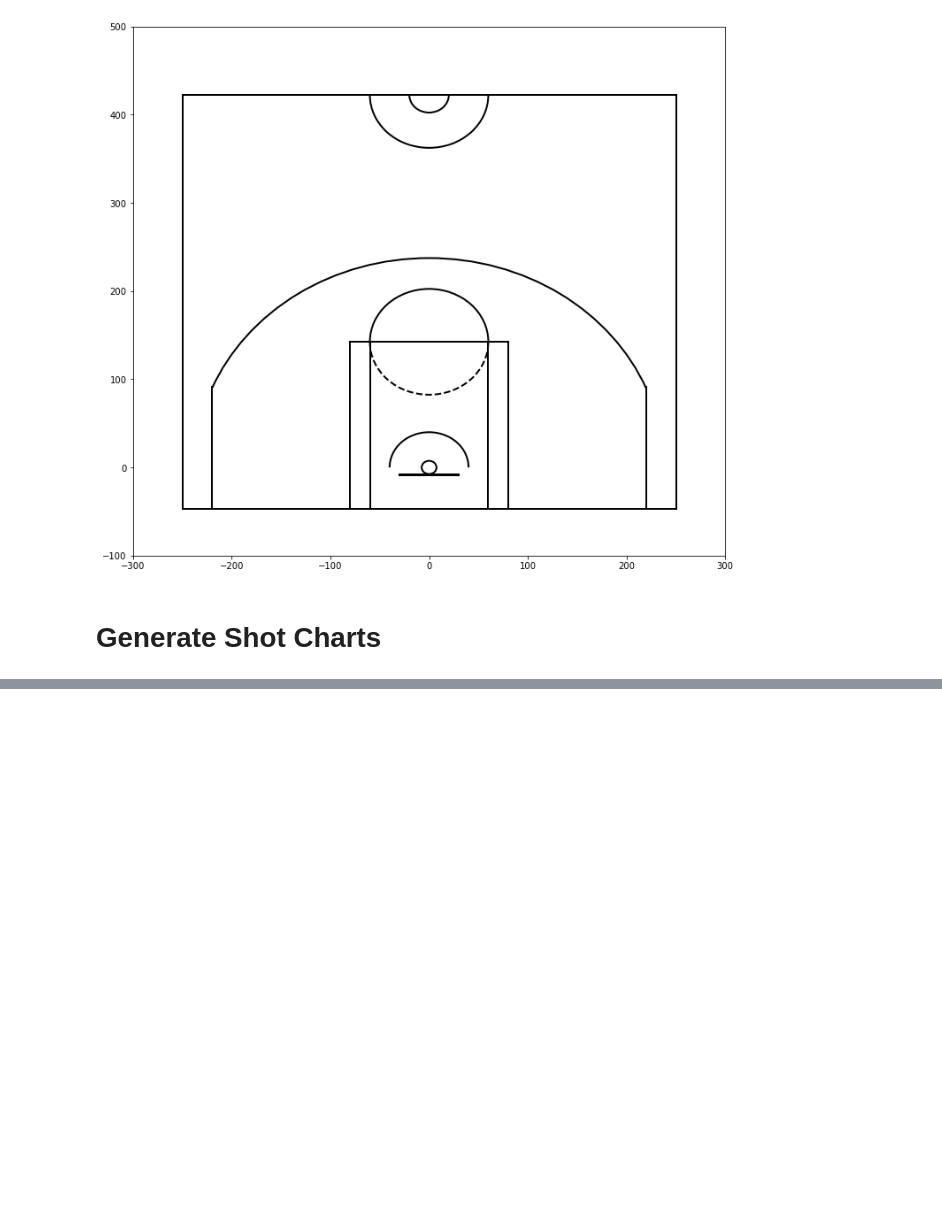
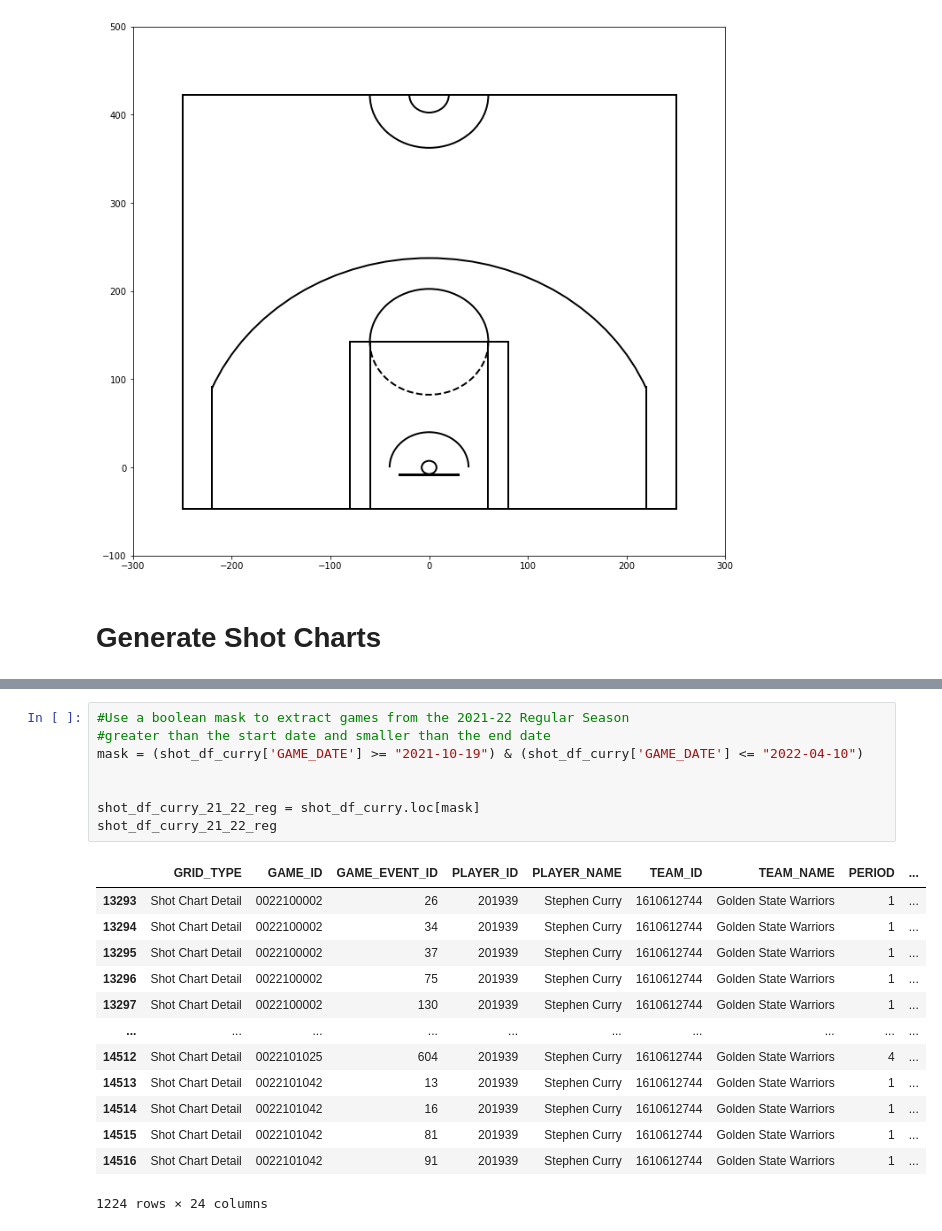
Before and after one commit to aclao89/NBA_ShotChart, a Jupyter notebook: Shot Chart Creation.ipynb, the cells around one changed output, grey strips where cells are left out. Drawn from its saved outputs; the diff is of its cells as text; blank space fills up the shorter version.

```diff
--- a/Shot Chart Creation.ipynb
+++ b/Shot Chart Creation.ipynb
@@ -311,0 +366,22 @@ plt.show()
+# %%
+#Use a boolean mask to extract games from the 2021-22 Regular Season
+#greater than the start date and smaller than the end date
+mask = (shot_df_curry['GAME_DATE'] >= "2021-10-19") & (shot_df_curry['GAME_DATE'] <= "2022-04-10")
+
+
+shot_df_curry_21_22_reg = shot_df_curry.loc[mask]
+shot_df_curry_21_22_reg
+# %% [output]
+|  | GRID_TYPE | GAME_ID | GAME_EVENT_ID | PLAYER_ID | PLAYER_NAME | TEAM_ID | TEAM_NAME | PERIOD | ... |
+| 13293 | Shot Chart Detail | 0022100002 | 26 | 201939 | Stephen Curry | 1610612744 | Golden State Warriors | 1 | ... |
+| 13294 | Shot Chart Detail | 0022100002 | 34 | 201939 | Stephen Curry | 1610612744 | Golden State Warriors | 1 | ... |
+| 13295 | Shot Chart Detail | 0022100002 | 37 | 201939 | Stephen Curry | 1610612744 | Golden State Warriors | 1 | ... |
+| 13296 | Shot Chart Detail | 0022100002 | 75 | 201939 | Stephen Curry | 1610612744 | Golden State Warriors | 1 | ... |
+| 13297 | Shot Chart Detail | 0022100002 | 130 | 201939 | Stephen Curry | 1610612744 | Golden State Warriors | 1 | ... |
+| ... | ... | ... | ... | ... | ... | ... | ... | ... | ... |
+| 14512 | Shot Chart Detail | 0022101025 | 604 | 201939 | Stephen Curry | 1610612744 | Golden State Warriors | 4 | ... |
+| 14513 | Shot Chart Detail | 0022101042 | 13 | 201939 | Stephen Curry | 1610612744 | Golden State Warriors | 1 | ... |
+| 14514 | Shot Chart Detail | 0022101042 | 16 | 201939 | Stephen Curry | 1610612744 | Golden State Warriors | 1 | ... |
+| 14515 | Shot Chart Detail | 0022101042 | 81 | 201939 | Stephen Curry | 1610612744 | Golden State Warriors | 1 | ... |
+| 14516 | Shot Chart Detail | 0022101042 | 91 | 201939 | Stephen Curry | 1610612744 | Golden State Warriors | 1 | ... |
+1224 rows × 24 columns
```
Also changed, not shown: parts of 8 cells of this notebook.
